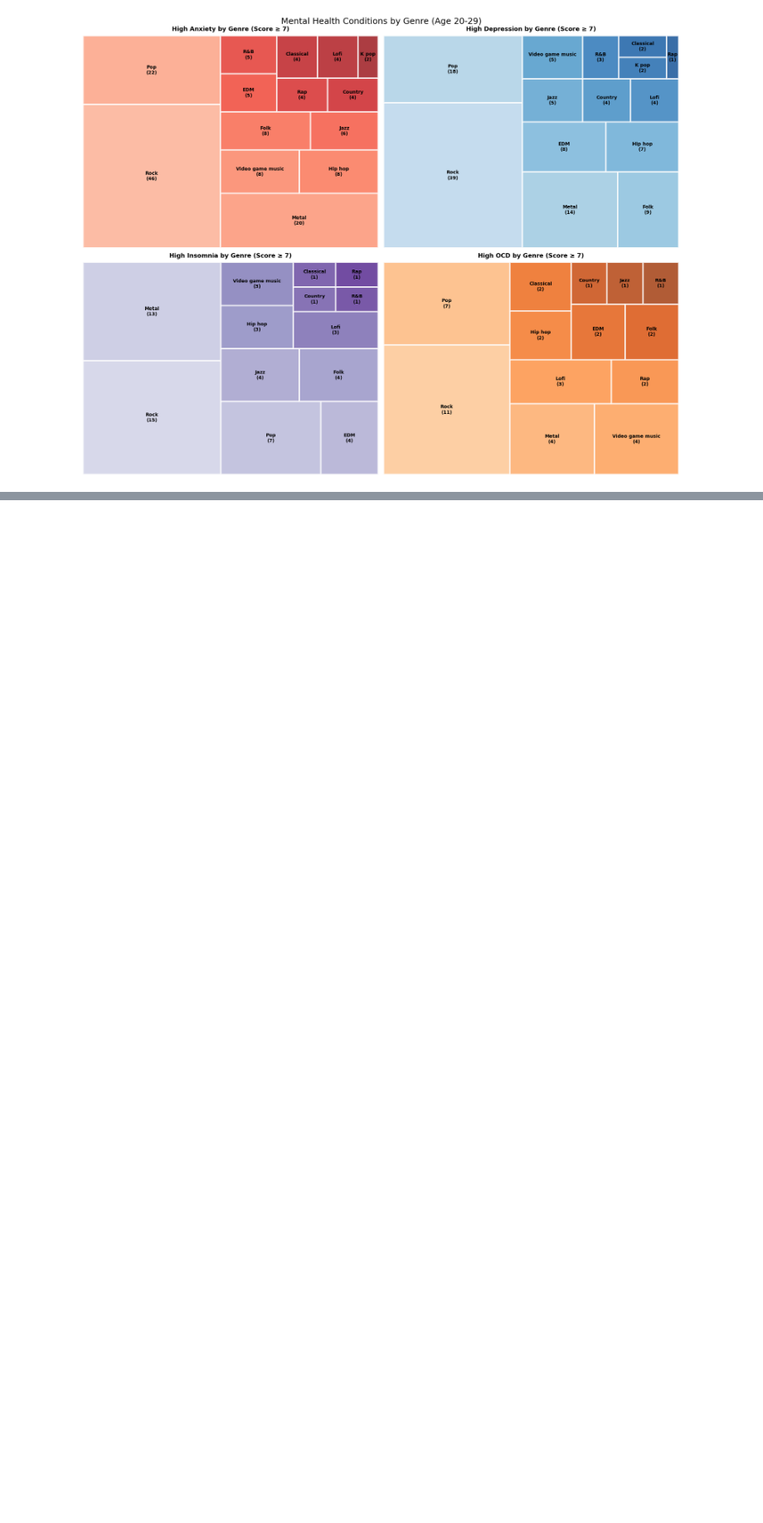
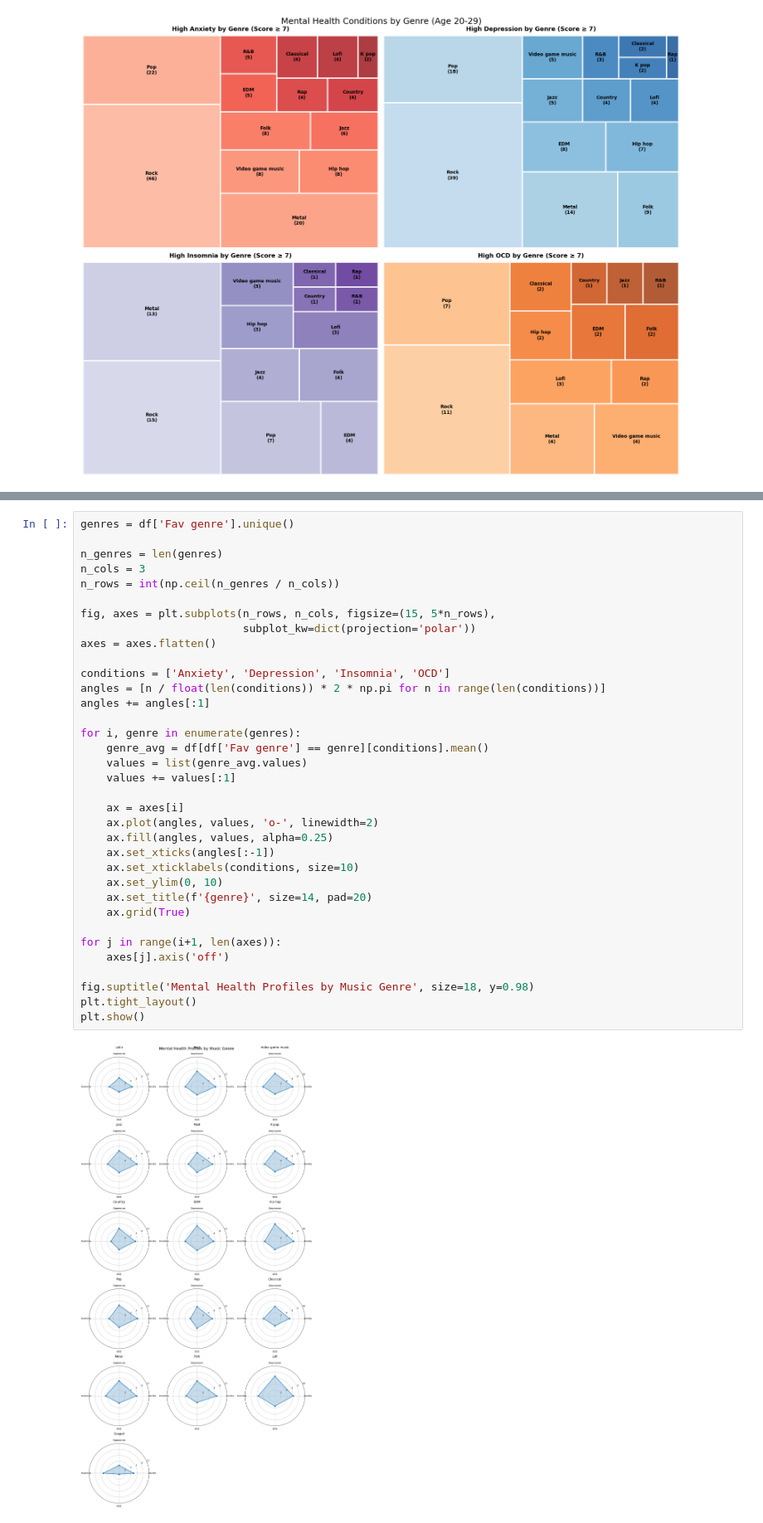
Before and after one commit to gabelsnider/Music-and-Mental-Health-DA, a Jupyter notebook: project/preliminary-notebooks/MxMH2.ipynb, the cells around one changed output, grey strips where cells are left out. Shown at 83% size. Drawn from its saved outputs; the diff is of its cells as text; blank space fills up the shorter version.

```diff
--- a/project/preliminary-notebooks/MxMH2.ipynb
+++ b/project/preliminary-notebooks/MxMH2.ipynb
@@ -98,0 +108,37 @@ plt.show()
+# %%
+genres = df['Fav genre'].unique()
+
+n_genres = len(genres)
+n_cols = 3
+n_rows = int(np.ceil(n_genres / n_cols))
+
+fig, axes = plt.subplots(n_rows, n_cols, figsize=(15, 5*n_rows),
+                         subplot_kw=dict(projection='polar'))
+axes = axes.flatten()
+
+conditions = ['Anxiety', 'Depression', 'Insomnia', 'OCD']
+angles = [n / float(len(conditions)) * 2 * np.pi for n in range(len(conditions))]
+angles += angles[:1]
+
+for i, genre in enumerate(genres):
+    genre_avg = df[df['Fav genre'] == genre][conditions].mean()
+    values = list(genre_avg.values)
+    values += values[:1]
+
+    ax = axes[i]
+    ax.plot(angles, values, 'o-', linewidth=2)
+    ax.fill(angles, values, alpha=0.25)
+    ax.set_xticks(angles[:-1])
+    ax.set_xticklabels(conditions, size=10)
+    ax.set_ylim(0, 10)
+    ax.set_title(f'{genre}', size=14, pad=20)
+    ax.grid(True)
+
+for j in range(i+1, len(axes)):
+    axes[j].axis('off')
+
+fig.suptitle('Mental Health Profiles by Music Genre', size=18, y=0.98)
+plt.tight_layout()
+plt.show()
+# %% [output]
+[figure, added]
```
Also changed, not shown: parts of 2 cells of this notebook.
